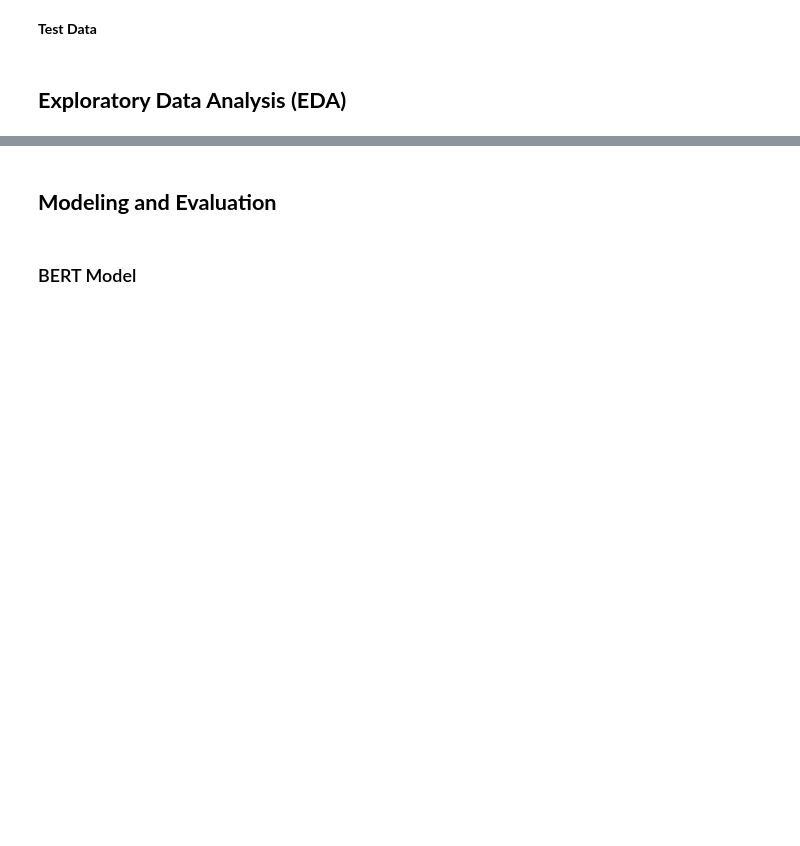
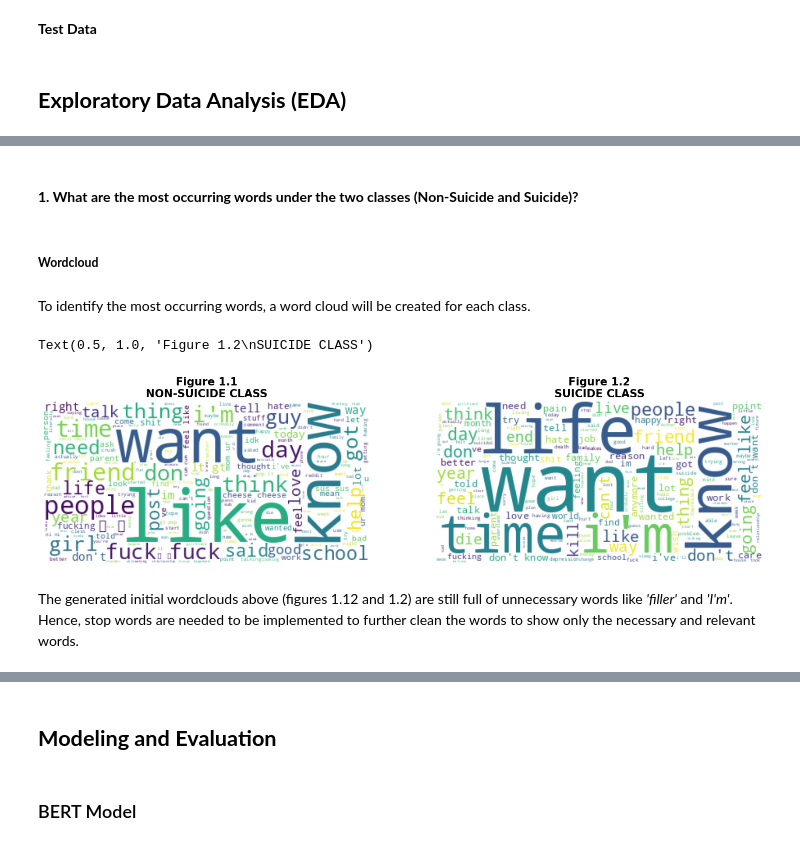
Before and after one commit to francheska-vicente/data103-project, a Jupyter notebook: main.ipynb, the cells around one changed output, grey strips where cells are left out. Saved outputs shown, nothing was run; the diff lists cells and outputs as text; code cells hidden in the pictures; blank space fills up the shorter version.

Commit message:
Update main.ipynb
Complete EDA

```diff
--- a/main.ipynb
+++ b/main.ipynb
@@ -815,4 +842,3 @@ A copy of the dataframe containing the combined and tokenized dataset is created
 # %%
-eda = main_df[['class','text','text_token']].copy(deep=True)
-#eda = concat[['class', 'token','text']].copy(deep=True)
+eda = master[['class','text']].copy(deep=True)
 # %% [markdown]
@@ -902,0 +849,32 @@ sns.barplot(x='frequency',y='word',data=data_s)
+# %% [markdown]
+#### **1. What are the most occurring words under the two classes (Non-Suicide and Suicide)?**
+# %% [markdown]
+##### **Wordcloud**
+# %% [markdown]
+To identify the most occurring words, a word cloud will be created for each class.
+# %%
+text_ns = " ".join(i for i in ns.text).lower()
+wordcloud_ns = WordCloud(background_color="white").generate(text_ns)
+
+text_s = " ".join(i for i in s.text).lower()
+wordcloud_s = WordCloud(background_color="white").generate(text_s)
+# %%
+fig = plt.figure(figsize=(18, 13))
+
+rows = 1
+columns = 2
+
+fig.add_subplot(rows, columns, 1)
+plt.imshow(wordcloud_ns, interpolation='bilinear')
+plt.axis('off')
+plt.title("Figure 1.1\nNON-SUICIDE CLASS", fontsize=15, weight='bold')
+
+fig.add_subplot(rows, columns, 2)
+plt.imshow(wordcloud_s, interpolation='bilinear')
+plt.axis('off')
+plt.title("Figure 1.2\nSUICIDE CLASS", fontsize=15, weight='bold')
+# %% [output]
+Text(0.5, 1.0, 'Figure 1.2\nSUICIDE CLASS')
+[figure, added]
+# %% [markdown]
+The generated initial wordclouds above (figures 1.12 and 1.2) are still full of unnecessary words like *'filler'* and *'I'm'*. Hence, stop words are needed to be implemented to further clean the words to show only the necessary and relevant words.
```
Also changed, not shown: parts of 119 cells of this notebook.
